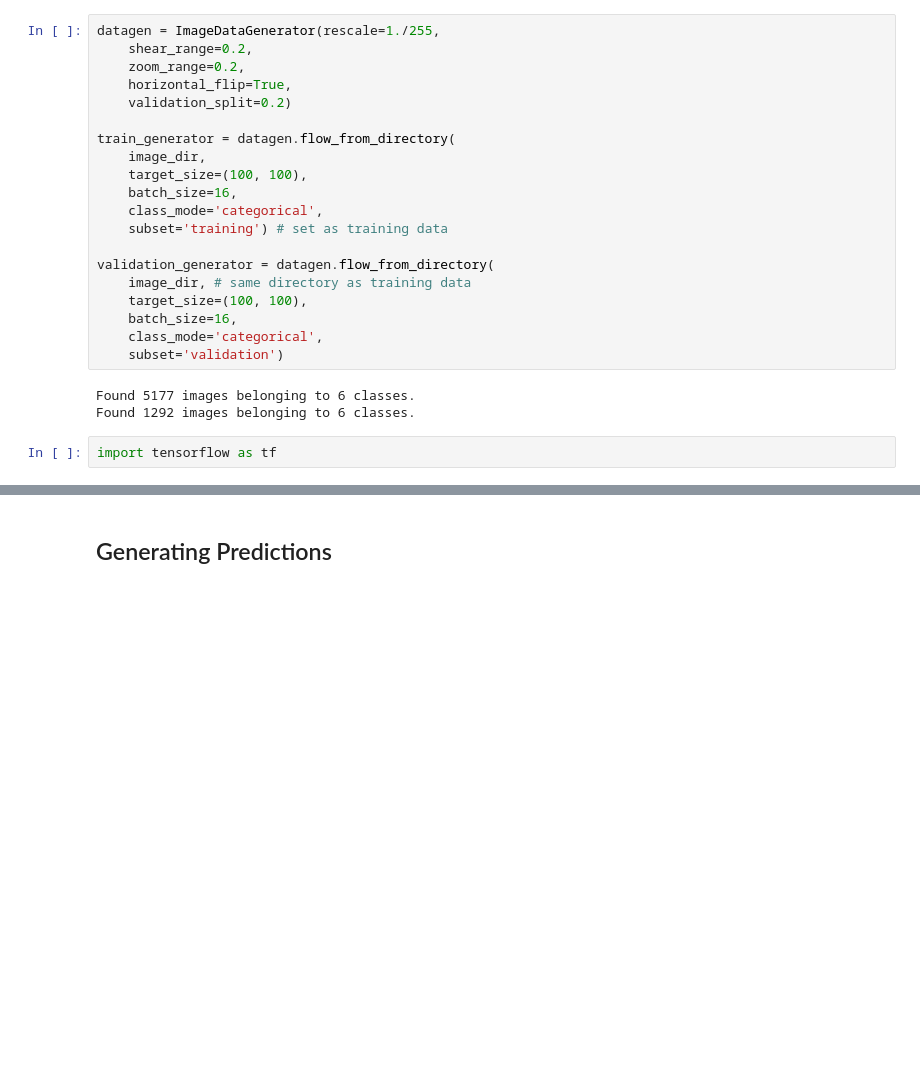
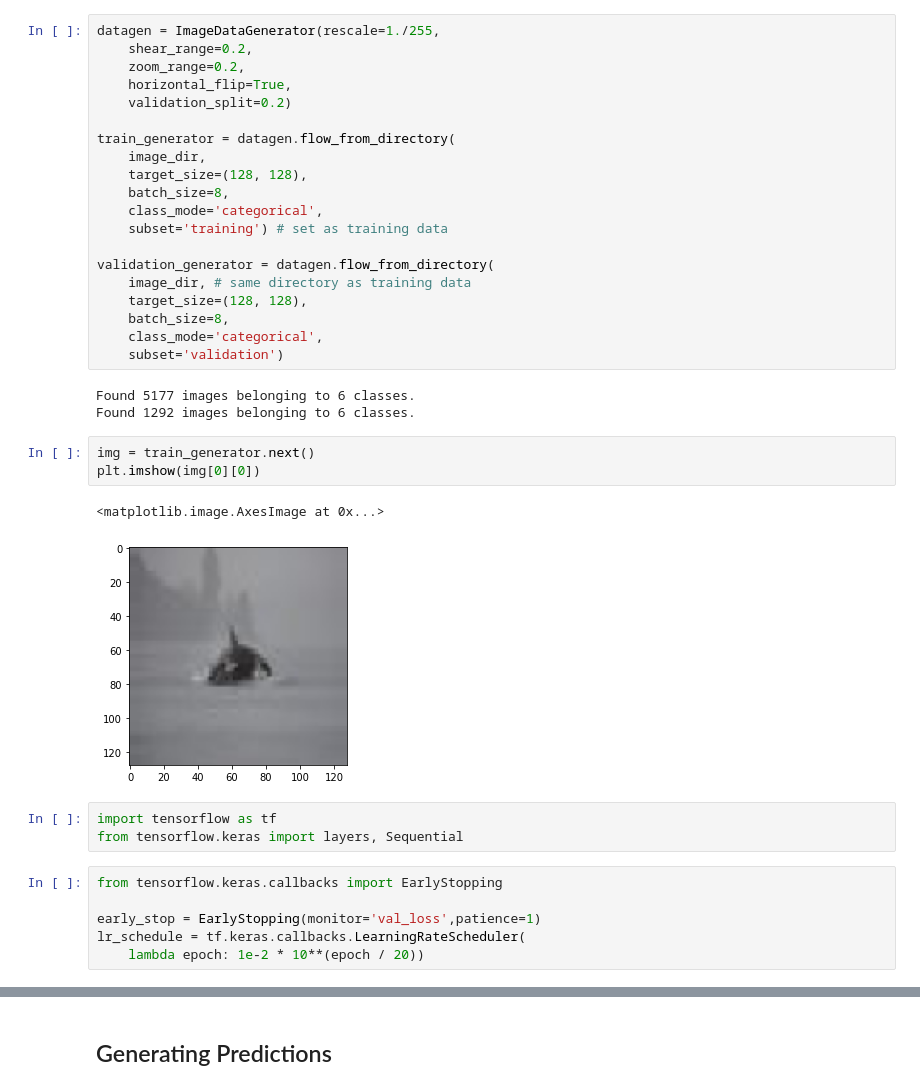
Before and after one commit to sinking8/HackerEarth-Hackathons, a Jupyter notebook: HackerEarth Deep Learning Challenge 'Tis STILL the season to be jolly/notebook.ipynb, the cells around one changed output, grey strips where cells are left out. Drawn from its saved outputs; the diff is of its cells as text; blank space fills up the shorter version.

```diff
--- a/HackerEarth Deep Learning Challenge 'Tis STILL the season to be jolly/notebook.ipynb
+++ b/HackerEarth Deep Learning Challenge 'Tis STILL the season to be jolly/notebook.ipynb
@@ -64,20 +65,33 @@ datagen = ImageDataGenerator(rescale=1./255,
 
 train_generator = datagen.flow_from_directory(
     image_dir,
-    target_size=(100, 100),
-    batch_size=16,
+    target_size=(128, 128),
+    batch_size=8,
     class_mode='categorical',
     subset='training') # set as training data
 
 validation_generator = datagen.flow_from_directory(
     image_dir, # same directory as training data
-    target_size=(100, 100),
-    batch_size=16,
+    target_size=(128, 128),
+    batch_size=8,
     class_mode='categorical',
     subset='validation')
 # %% [output]
 Found 5177 images belonging to 6 classes.
 Found 1292 images belonging to 6 classes.
+# %%
+img = train_generator.next()
+plt.imshow(img[0][0])
+# %% [output]
+<matplotlib.image.AxesImage at 0x...>
+[figure, added]
 # %%
 import tensorflow as tf
+from tensorflow.keras import layers, Sequential
+# %%
+from tensorflow.keras.callbacks import EarlyStopping
+
+early_stop = EarlyStopping(monitor='val_loss',patience=1)
+lr_schedule = tf.keras.callbacks.LearningRateScheduler(
+    lambda epoch: 1e-2 * 10**(epoch / 20))
 # %%
```
Also changed, not shown: parts of 9 cells of this notebook, 3 other files.
